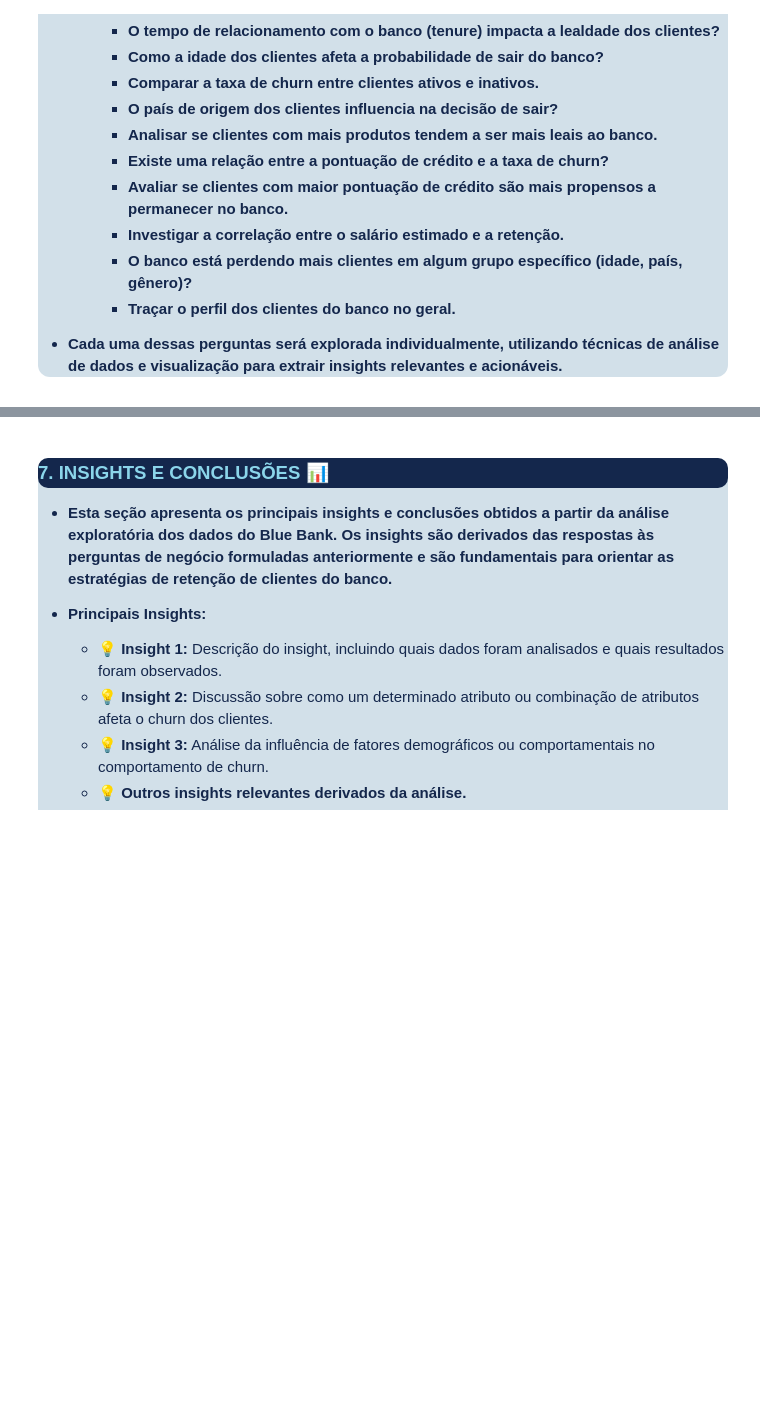
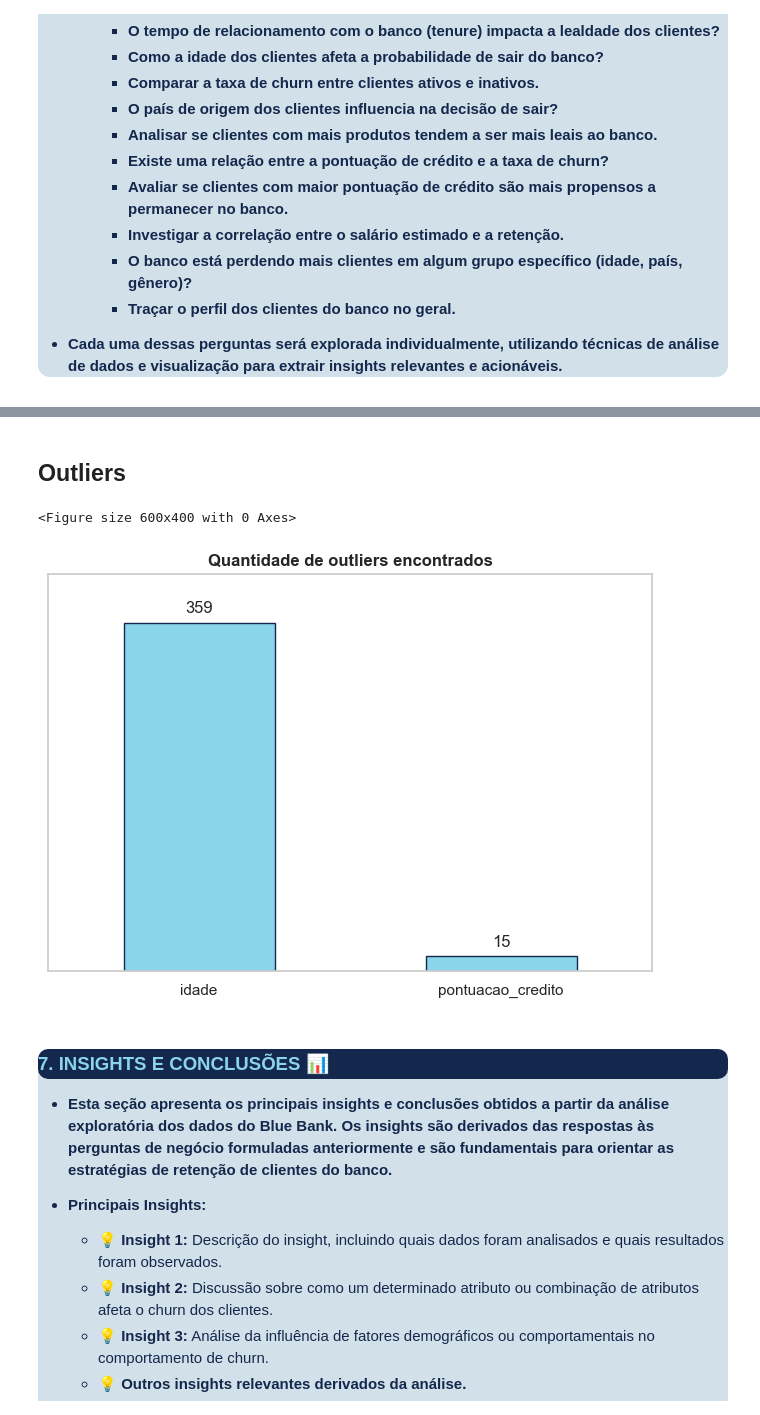
Before and after one commit to tnleite/blue-bank-customer-churn-eda, a Jupyter notebook: 02-Analise/blue-bank-costumer-churn-eda.ipynb, the cells around one changed output, grey strips where cells are left out. Saved outputs shown, nothing was run; the diff lists cells and outputs as text; code cells hidden in the pictures; blank space fills up the shorter version.

Commit message:
melhoria na apresentação dos gráficos e add identificação de outliers

```diff
--- a/02-Analise/blue-bank-costumer-churn-eda.ipynb
+++ b/02-Analise/blue-bank-costumer-churn-eda.ipynb
@@ -523,3 +478,50 @@ plt.grid(False)
+# %% [markdown]
+## Outliers
+# %%
+def outliers(df, coluna):
+    dados = df[coluna]
+
+    q1 = np.quantile(dados, 0.25)
+    q3 = np.quantile(dados, 0.75)
+
+    iqr = q3 - q1
+
+    dados_outliers = dados[(dados < q1 - 1.5 * iqr) | (dados > q3 + 1.5 * iqr)]
+    return dados_outliers
+
+
+n_outliers = {}
+for coluna in numerical_features:
+    if len(outliers(df, coluna)) > 0:
+        n_outliers[coluna] = len(outliers(df, coluna))
+
+outliers_df = pd.DataFrame(n_outliers, index = [0])
+outliers_df = outliers_df.transpose().rename(columns = {0: "Outliers"}).sort_values(by = "Outliers", ascending = False)
+
+plt.figure(figsize = (6, 4))
+
+ax = outliers_df.plot(kind = "bar", color = "#8BD5EA", edgecolor = "#14274C")
+ax.grid(False)
+ax.set_xticklabels(ax.get_xticklabels(), rotation = 0)
+ax.yaxis.set_major_formatter("")
+ax.set_ylim(0, outliers_df["Outliers"].max() + 50)
+
+for p in ax.patches:
+    ax.annotate(
+        f"{p.get_height()}",
+        (p.get_x() + p.get_width() / 2., p.get_height()),
+        ha = "center",
+        va = "center",
+        xytext = (0, 10),
+        textcoords = "offset points" )
+
+plt.title("Quantidade de outliers encontrados", fontweight = "bold")
+plt.legend().remove()
+plt.tight_layout()
+plt.show()
+# %% [output]
+<Figure size 600x400 with 0 Axes>
+[figure, added]
 # %% [markdown]
 <div style="font-family: Montserrat; color:#14274C; background-color:#D2E0E9; border-radius:12px 12px;">  <a id="7"></a>
 
```
Also changed, not shown: parts of 17 cells of this notebook.
